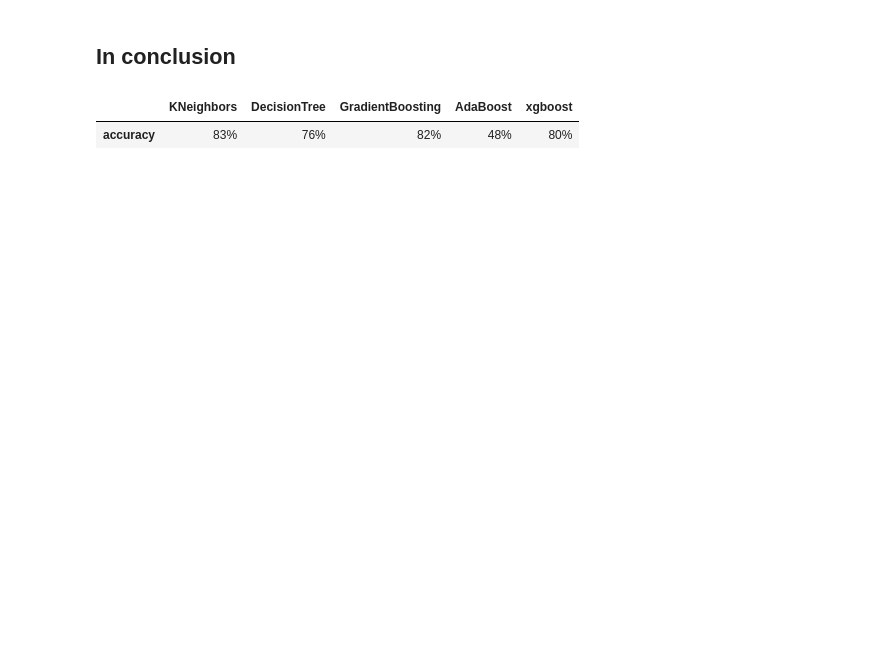
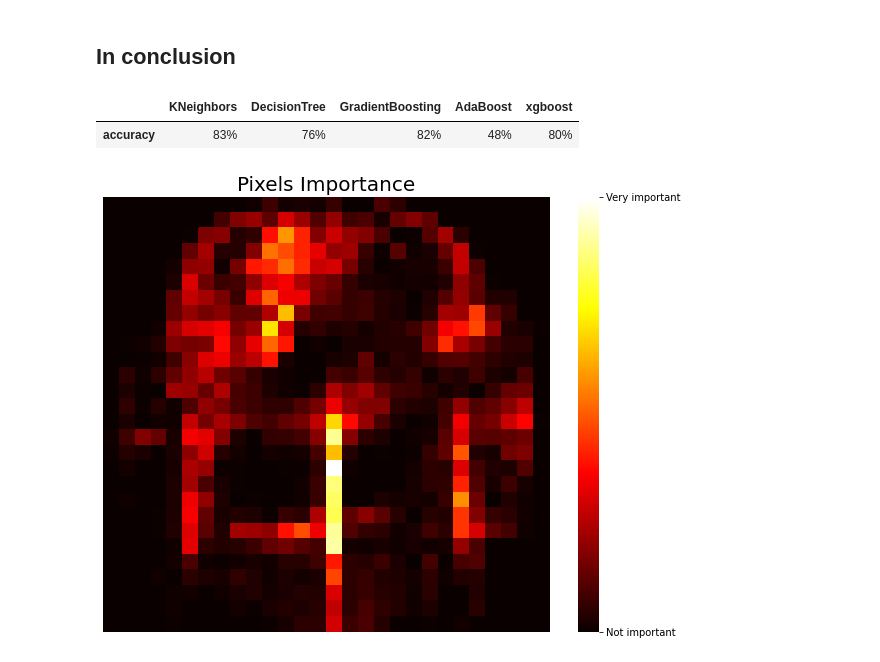
Before and after one commit to taliyashitreet/Final-Progect-2, a Jupyter notebook: Fashion MNIST-checkpoint.ipynb, the cells around one changed output. Saved outputs shown, nothing was run; the diff lists cells and outputs as text; code cells hidden in the pictures; blank space fills up the shorter version.

```diff
--- a/Fashion MNIST-checkpoint.ipynb
+++ b/Fashion MNIST-checkpoint.ipynb
@@ -324,3 +328,24 @@ df
 # %% [output]
 |  | KNeighbors | DecisionTree | GradientBoosting | AdaBoost | xgboost |
 | accuracy | 83% | 76% | 82% | 48% | 80% |
+# %%
+#PLOTTING PIXELS IMPORATNCE! BY RANDOM FORESTS
+
+model = RandomForestClassifier(n_estimators=500, max_leaf_nodes=16, n_jobs=-1)
+model.fit(X, Y) #on the ORIGINAL dataset (features: X! so we won't lose features according to the PCA procedure)
+
+importances = model.feature_importances_
+pixels = np.reshape(importances,(28,28)) #since the shape of the dataset is (60000,728)
+
+plt.figure(figsize= (10,8))
+plot = sns.heatmap(pixels,cmap=plt.cm.hot)
+plt.xticks([], [])
+plot.set_yticks([])
+plot.set_yticks([], minor=True)
+colorbar = plot.collections[0].colorbar
+colorbar.set_ticks([0,max(importances)])
+colorbar.set_ticklabels(['Not important','Very important'])
+plt.title('Pixels Importance',size = 20)
+plt.show()
+# %% [output]
+[figure, added]
```
Also changed, not shown: parts of 20 cells of this notebook.
